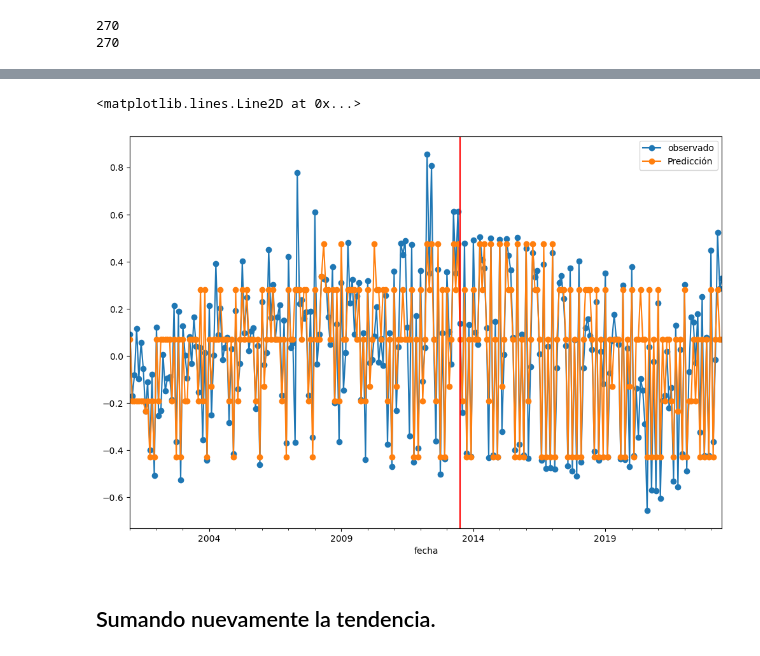
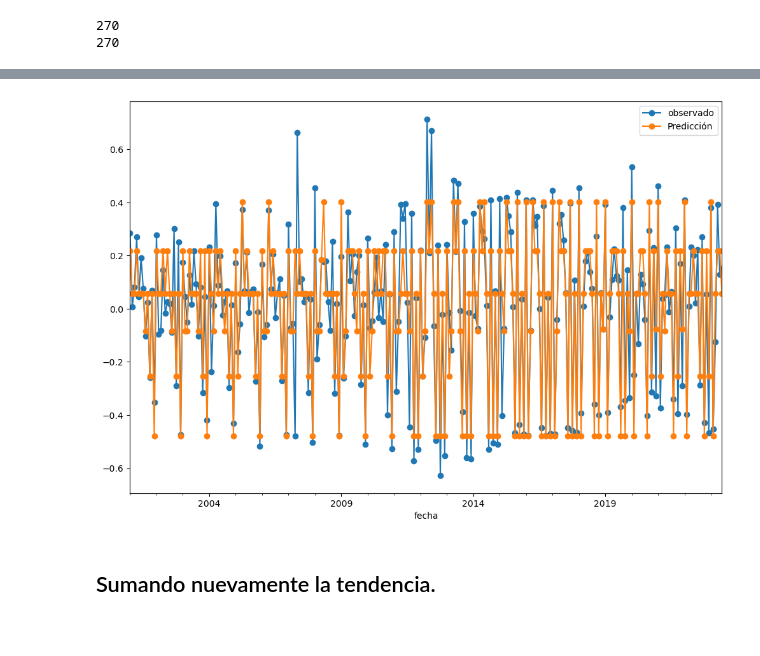
Before and after one commit to Juls5802/Series_de_tiempo, a Jupyter notebook: Arboles de decisión y estimacion de la estacionalidad..ipynb, the cells around one changed output, grey strips where cells are left out. Drawn from its saved outputs; the diff is of its cells as text; code cells hidden in the pictures.

```diff
--- a/Arboles de decisión y estimacion de la estacionalidad..ipynb
+++ b/Arboles de decisión y estimacion de la estacionalidad..ipynb
@@ -131,9 +194,12 @@ model.intercept_
 -188.74810617026472
 # %%
+#Eliminando la tendencia de nuestra serie por los dos metodos
 dian_sin_tend = [y[i]-trend[i] for i in range(0, len(dian_ts))]
-# plot detrended
+dian_sin_tend_STL = [y[i]-trend_STL[i] for i in range(0, len(dian_ts))]
+# plot sin tendencia por ajuste lineal
 plt.plot(dian_sin_tend)
 plt.show()
 dian_detrend=pd.DataFrame(dian_sin_tend,index=dian_ts.index)
-print(dian_detrend)
+#print(dian_detrend)
+type(dian_sin_tend_STL)
 # %% [output]
@@ -155,0 +208,8 @@ fecha
+# %%
+# plot sin tendencia por STL
+plt.plot(dian_sin_tend_STL)
+plt.show()
+data = {'Impuestos': dian_sin_tend_STL, 'fecha': dian_ts.index}
+dian_detrend_STL_prueba=pd.DataFrame(data) ## Este es el que es bueno para usarlo en rede neuronales
+dian_detrend_STL=pd.DataFrame(dian_sin_tend_STL,index=dian_ts.index)
+print(dian_detrend_STL_prueba)
@@ -238,14 +326,14 @@ plt.plot(dian_sin_tend_sin_esta)
 # %%
 #Creación de variables rezagadas.
 from pandas import DataFrame
-dian3=pd.DataFrame(dian_sin_tend)
+dian3=pd.DataFrame(dian_sin_tend_STL)
 # reframe as supervised learning
 # lag observation (t-1) is the input variable and t is the output variable.
 df1 = DataFrame()
 print(df1)
 
 for i in range(12,0,-1):# Colocar retardo de tamaño 12
-    df1[['t-'+str(i)]] = dian_detrend.shift(i)
+    df1[['t-'+str(i)]] = dian_detrend_STL.shift(i)
 
 print(df1)
 # %% [output]
@@ -267,6 +355,6 @@ fecha
 
 [282 rows x 12 columns]
 # %%
-df1['t'] = dian_detrend.values
+df1['t'] = dian_detrend_STL.values
 print(df1.head(13))
 # %% [output]
@@ -581,9 +669,8 @@ plt.plot(ObsvsPred)
 # %%
 ax = ObsvsPred.plot( marker="o", figsize=(12,8))
-ax.axvline(x=indicetrian_val_test[150].date(),color='red') ## Preguntat que hace este valor 876
+#ax.axvline(x=indicetrian_val_test[150].date(),color='red') ## Preguntar que hace este valor 150
 # %% [output]
-<matplotlib.lines.Line2D at 0x...>
-[figure, old version]
+[figure, new version]
 # %% [markdown]
 ## Sumando nuevamente la tendencia.
 # %% [markdown]
```
Also changed, not shown: parts of 155 cells of this notebook.
